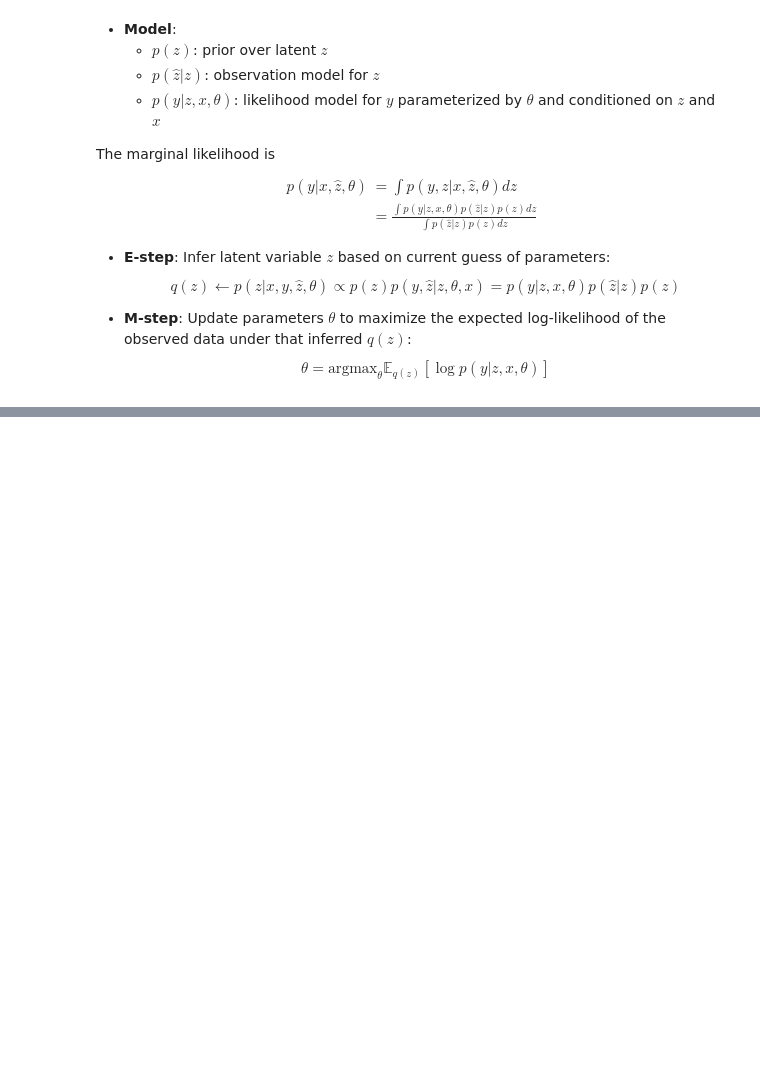
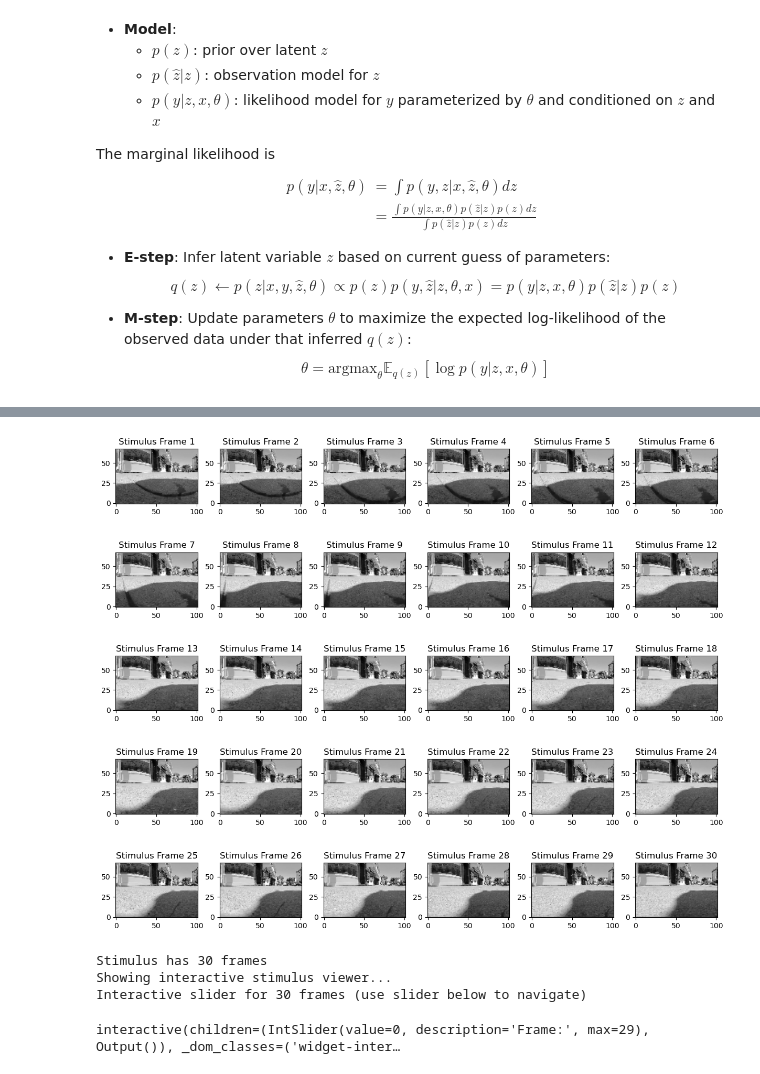
Before and after one commit to sunnyliu1220/latent-gaze, a Jupyter notebook: stats320_final_proj.ipynb, the cells around one changed output, grey strips where cells are left out. Cells and saved outputs as stored; diff of their text form; code cells hidden in the pictures; blank space fills up the shorter version.

```diff
--- a/stats320_final_proj.ipynb
+++ b/stats320_final_proj.ipynb
@@ -168,0 +186,14 @@ x = np.random.randn(5)
+# %%
+utils.plot_stimulus(stim, flip_y=True, title="Stimulus")
+# %% [output]
+[figure, added]
+# %%
+# Display the stimulus as an interactive movie viewer
+print(f"Stimulus has {stim.shape[0]} frames")
+print("Showing interactive stimulus viewer...")
+utils.show_stimulus_movie(stim, flip_y=True, title="Stimulus Movie")
+# %% [output]
+Stimulus has 30 frames
+Showing interactive stimulus viewer...
+Interactive slider for 30 frames (use slider below to navigate)
+interactive(children=(IntSlider(value=0, description='Frame:', max=29), Output()), _dom_classes=('widget-inter…
```
Also changed, not shown: parts of 38 cells of this notebook, 4 other files.
